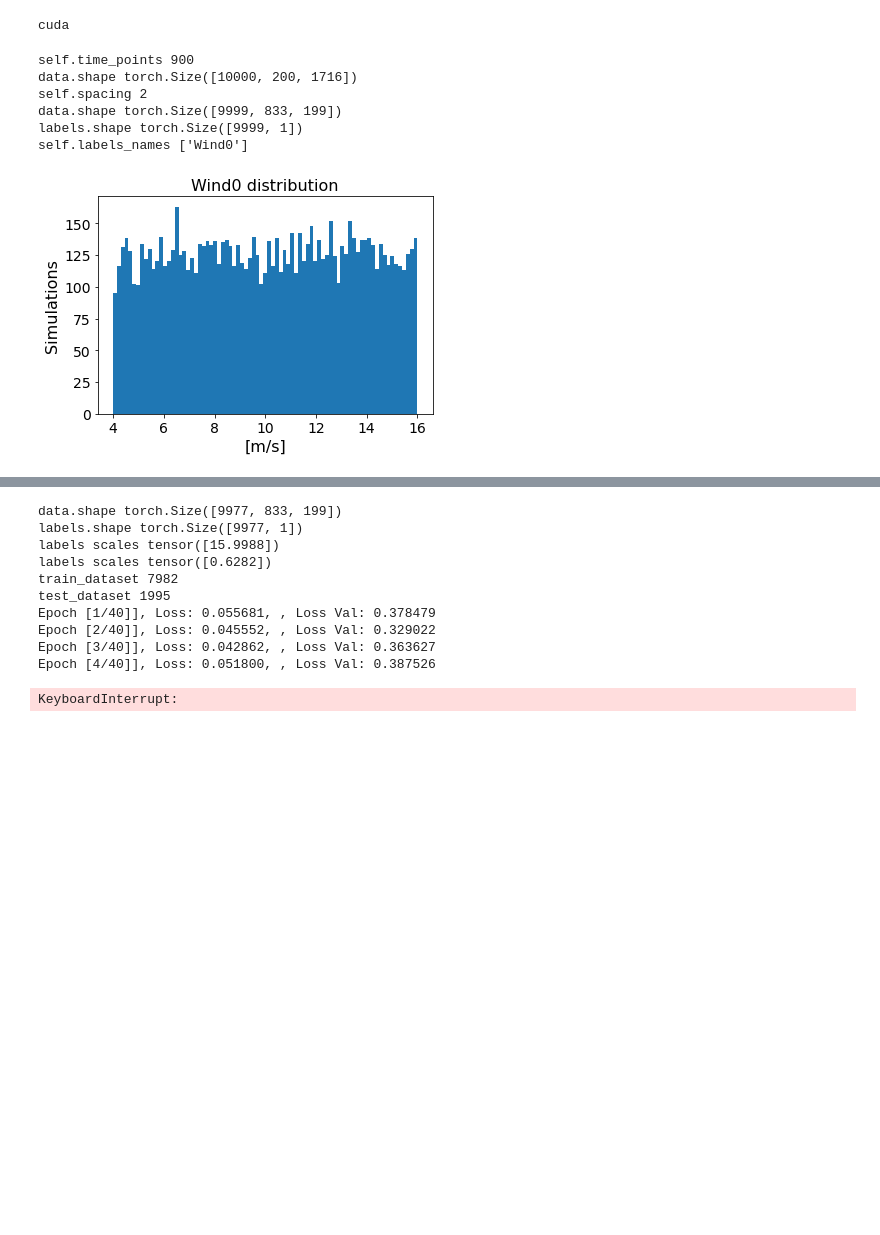
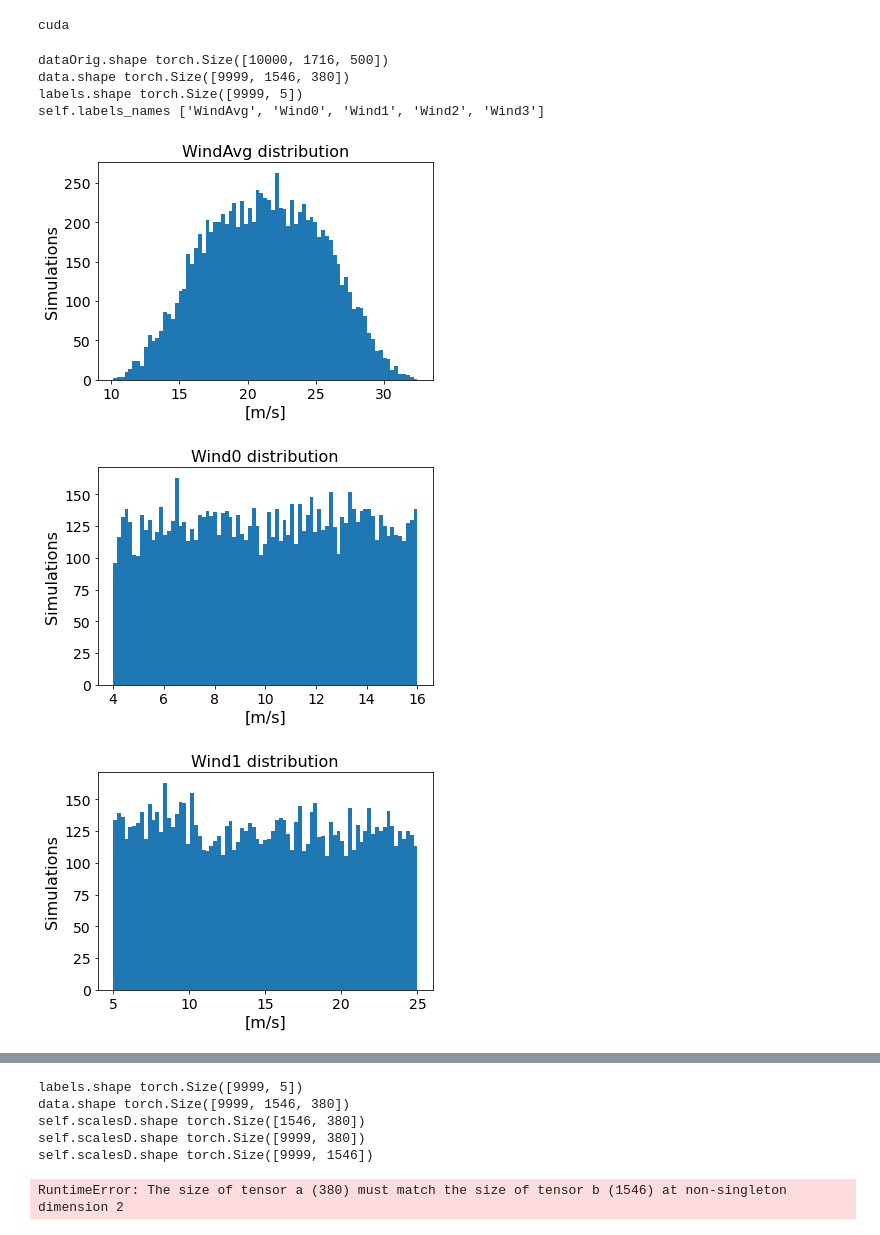
Before and after one commit to FabioRossiArcetri/ml4ao, a Jupyter notebook: basicRNN/dataViewGRU.ipynb, the cells around one changed output, grey strips where cells are left out. Cells and saved outputs as stored; diff of their text form; code cells hidden in the pictures; blank space fills up the shorter version.

```diff
--- a/basicRNN/dataViewGRU.ipynb
+++ b/basicRNN/dataViewGRU.ipynb
@@ -9,17 +9,18 @@ print(device)
 # %% [output]
 cuda
 # %%
-for i, q in enumerate(['Wind0']):
+for i, q in enumerate(['AllWinds']):
     ts = trainingService('config/paramsConfigGRU' + q + '.yml')
     ts.loadData()
     ts.setupModel()
-    ts.trainModel(learning_rate=5e-6, weight_decay=0.0, num_epochs=40)
+    ts.trainModel(learning_rate=5e-4, weight_decay=0, num_epochs=36)
+#    ts.trainModel(learning_rate=5e-5, weight_decay=0, num_epochs=24)
     plotResults(ts)
 # %% [output]
-self.time_points 900
-data.shape torch.Size([10000, 200, 1716])
-self.spacing 2
-data.shape torch.Size([9999, 833, 199])
-labels.shape torch.Size([9999, 1])
-self.labels_names ['Wind0']
+dataOrig.shape torch.Size([10000, 1716, 500])
+data.shape torch.Size([9999, 1546, 380])
+labels.shape torch.Size([9999, 5])
+self.labels_names ['WindAvg', 'Wind0', 'Wind1', 'Wind2', 'Wind3']
-[figure, old version]
+[figure, new version]
+[figure, added]
+[figure, added]
@@ -26,11 +29,6 @@ self.labels_names ['Wind0']
-data.shape torch.Size([9977, 833, 199])
-labels.shape torch.Size([9977, 1])
-labels scales tensor([15.9988])
-labels scales tensor([0.6282])
-train_dataset 7982
-test_dataset 1995
-Epoch [1/40]], Loss: 0.055681, , Loss Val: 0.378479
-Epoch [2/40]], Loss: 0.045552, , Loss Val: 0.329022
-Epoch [3/40]], Loss: 0.042862, , Loss Val: 0.363627
-Epoch [4/40]], Loss: 0.051800, , Loss Val: 0.387526
+labels.shape torch.Size([9999, 5])
+data.shape torch.Size([9999, 1546, 380])
+self.scalesD.shape torch.Size([1546, 380])
+self.scalesD.shape torch.Size([9999, 380])
+self.scalesD.shape torch.Size([9999, 1546])
-KeyboardInterrupt:
+RuntimeError: The size of tensor a (380) must match the size of tensor b (1546) at non-singleton dimension 2
```
Also changed, not shown: parts of 6 cells of this notebook, 20 other files.
